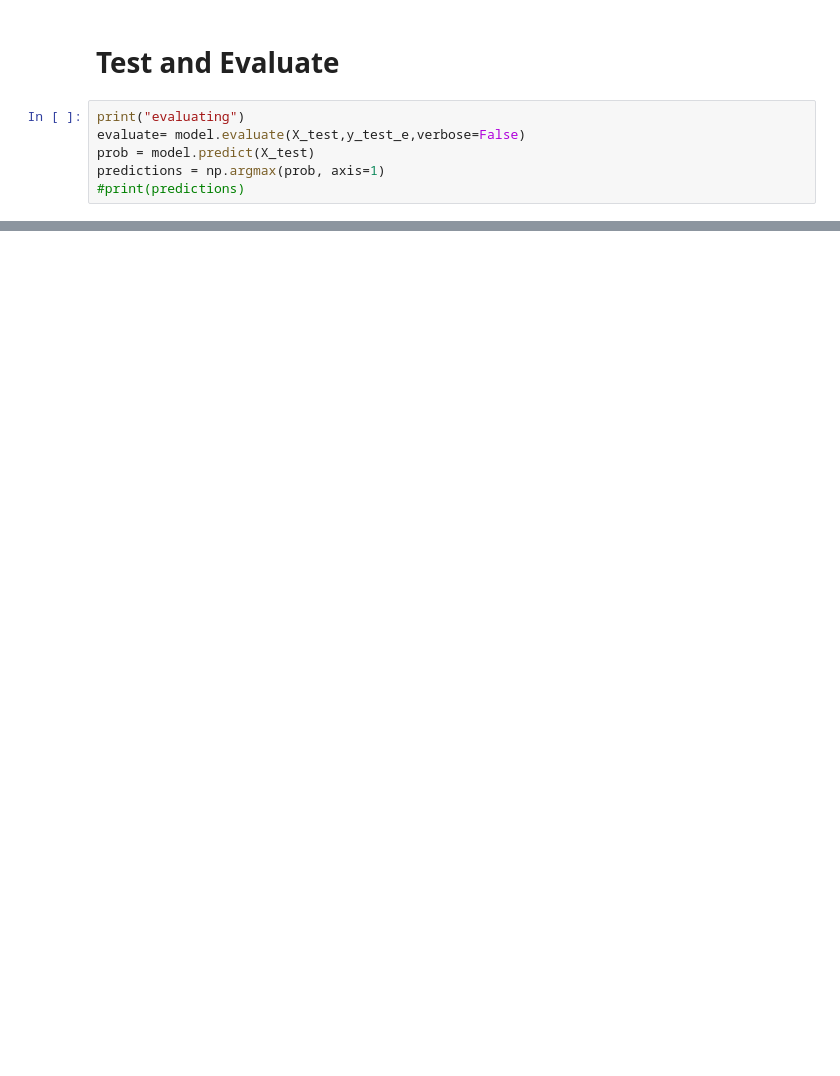
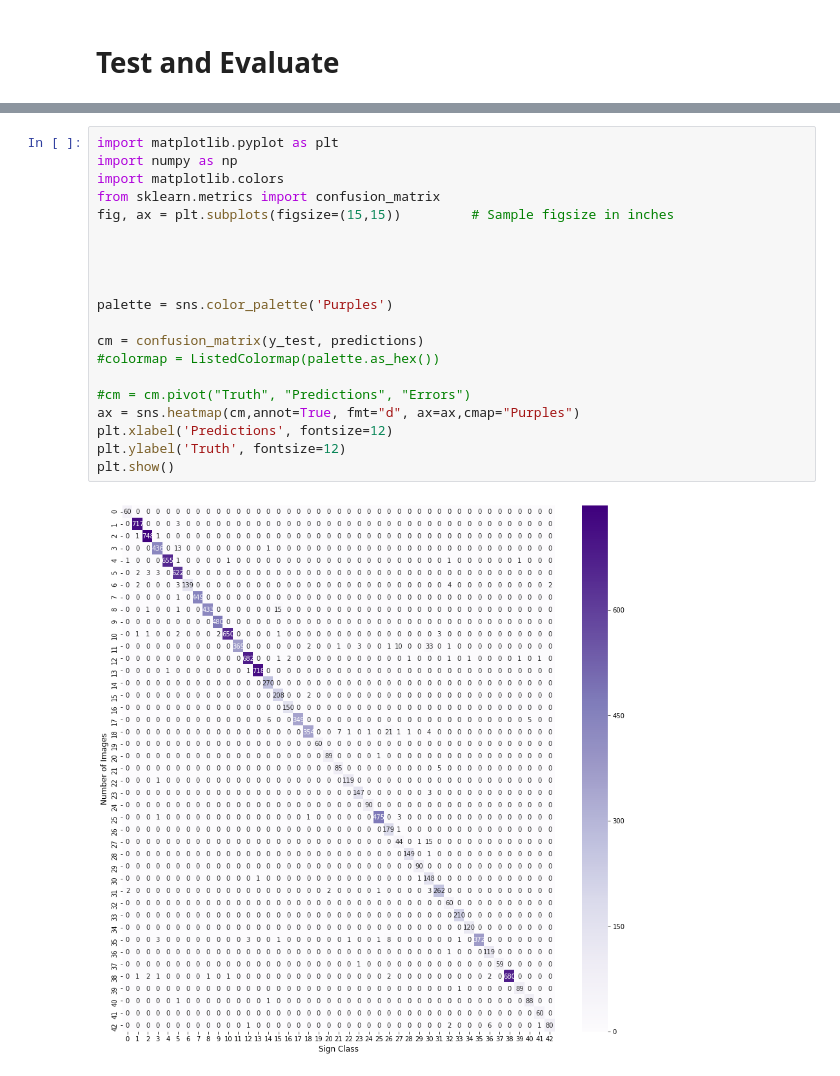
Before and after one commit to saritanavuluru/ML, a Jupyter notebook: capstone/KerasGTSB/Explore.ipynb, the cells around one changed output, grey strips where cells are left out. Drawn from its saved outputs; the diff is of its cells as text; blank space fills up the shorter version.

```diff
--- a/capstone/KerasGTSB/Explore.ipynb
+++ b/capstone/KerasGTSB/Explore.ipynb
@@ -688,8 +760,2 @@ UnboundLocalError: local variable 'history' referenced before assignment
 # %% [markdown]
 # Test and Evaluate
-# %%
-print("evaluating")
-evaluate= model.evaluate(X_test,y_test_e,verbose=False)
-prob = model.predict(X_test)
-predictions = np.argmax(prob, axis=1)
-#print(predictions)
@@ -771,3 +900,25 @@ ax3.set_ylabel('% Errors', fontsize=12)
+# %%
+import matplotlib.pyplot as plt
+import numpy as np
+import matplotlib.colors
+from sklearn.metrics import confusion_matrix
+fig, ax = plt.subplots(figsize=(15,15))         # Sample figsize in inches
+
+
+
+
+palette = sns.color_palette('Purples')
+
+cm = confusion_matrix(y_test, predictions)
+#colormap = ListedColormap(palette.as_hex())
+
+#cm = cm.pivot("Truth", "Predictions", "Errors")
+ax = sns.heatmap(cm,annot=True, fmt="d", ax=ax,cmap="Purples")
+plt.xlabel('Predictions', fontsize=12)
+plt.ylabel('Truth', fontsize=12)
+plt.show()
+# %% [output]
+[figure, added]
 # %%
 from sklearn.metrics import confusion_matrix
 fig, ax = plt.subplots(figsize=(15,15))         # Sample figsize in inches
```
Also changed, not shown: parts of 25 cells of this notebook.
